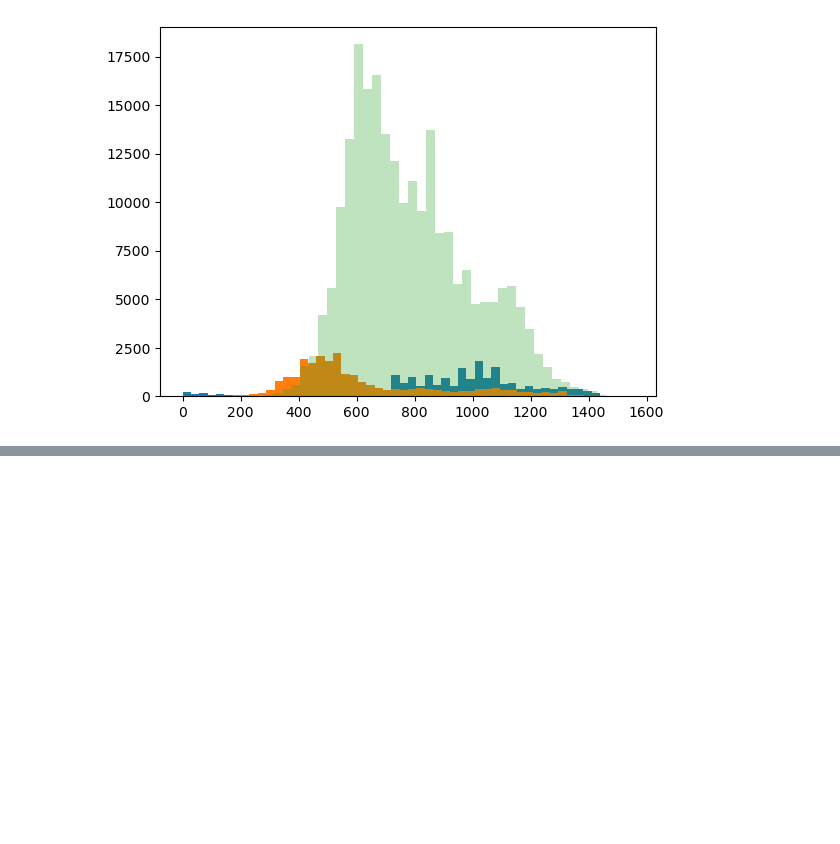
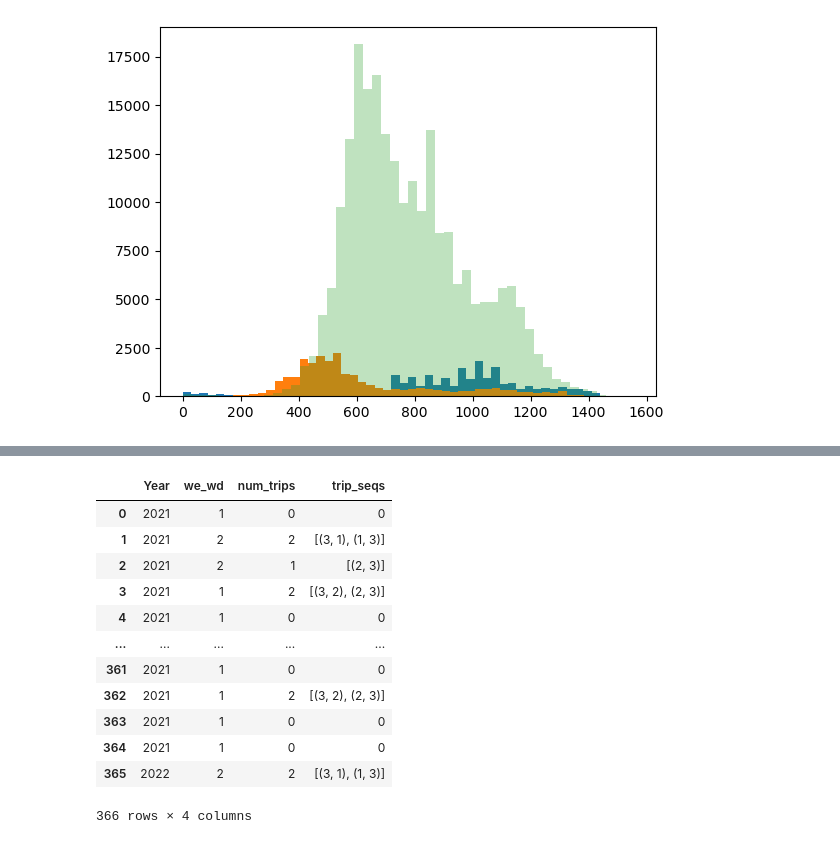
Before and after one commit to andriysinclair/SimulatingEVDemand, a Jupyter notebook: EDA_NTS.ipynb, the cells around one changed output, grey strips where cells are left out. Cells and saved outputs as stored; diff of their text form; code cells hidden in the pictures; blank space fills up the shorter version.

```diff
--- a/EDA_NTS.ipynb
+++ b/EDA_NTS.ipynb
@@ -265,0 +457,23 @@ plt.hist(z["TripEnd"], bins=50, alpha=0.3)
+# %%
+m = Mobility_simulator.MobilitySimulator(nts_df=car_df, year=2021)
+
+m.simulate()
+
+
+test = m.mobility_schedule
+# %%
+test
+# %% [output]
+|  | Year | we_wd | num_trips | trip_seqs |
+| 0 | 2021 | 1 | 0 | 0 |
+| 1 | 2021 | 2 | 2 | [(3, 1), (1, 3)] |
+| 2 | 2021 | 2 | 1 | [(2, 3)] |
+| 3 | 2021 | 1 | 2 | [(3, 2), (2, 3)] |
+| 4 | 2021 | 1 | 0 | 0 |
+| ... | ... | ... | ... | ... |
+| 361 | 2021 | 1 | 0 | 0 |
+| 362 | 2021 | 1 | 2 | [(3, 2), (2, 3)] |
+| 363 | 2021 | 1 | 0 | 0 |
+| 364 | 2021 | 1 | 0 | 0 |
+| 365 | 2022 | 2 | 2 | [(3, 1), (1, 3)] |
+366 rows × 4 columns
```
Also changed, not shown: parts of 10 cells of this notebook, 2 other files.
